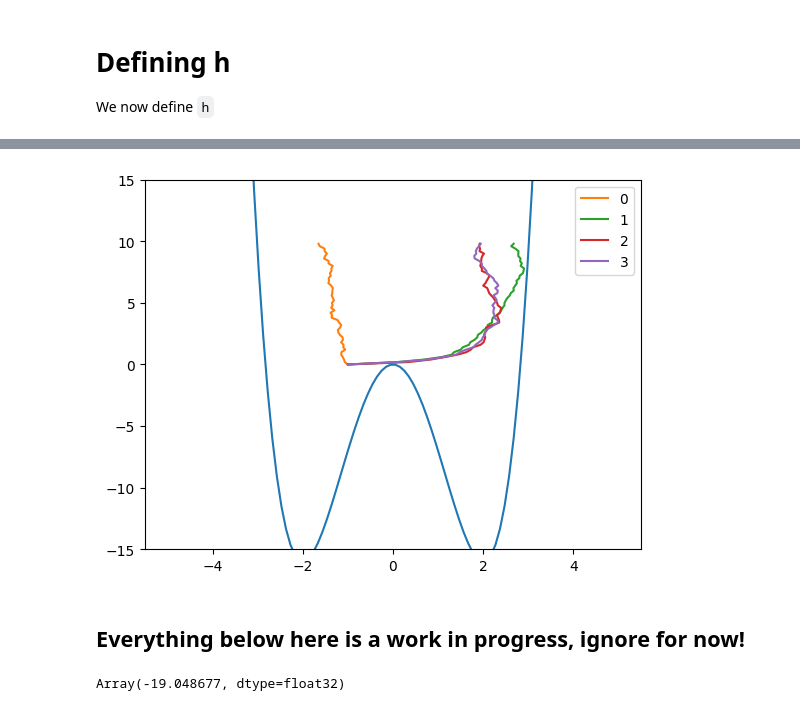
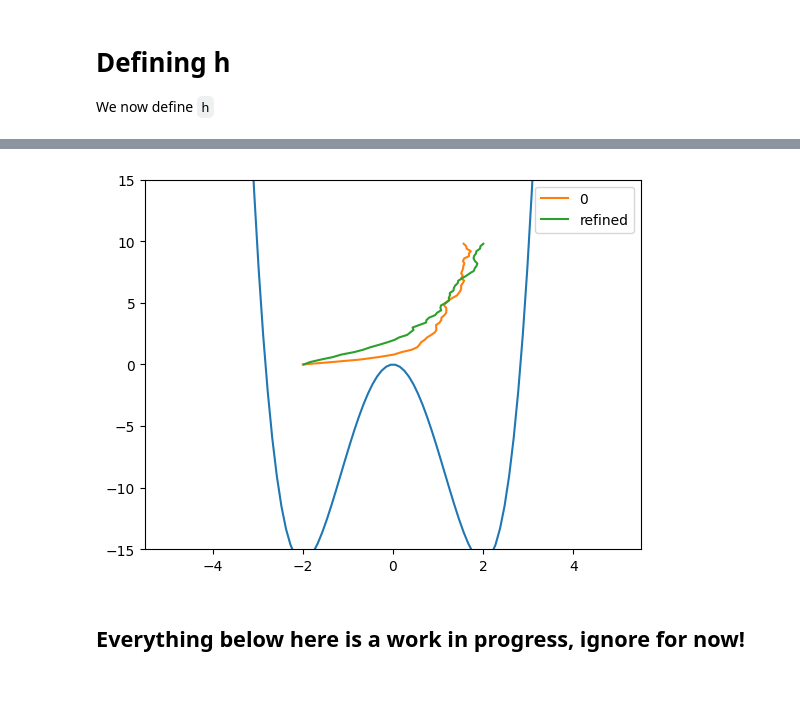
Before and after one commit to reubenharry/path_sampling, a Jupyter notebook: src/path_sampling_nb.ipynb, the cells around one changed output, grey strips where cells are left out. Cells and saved outputs as stored; diff of their text form; code cells hidden in the pictures.

```diff
--- a/src/path_sampling_nb.ipynb
+++ b/src/path_sampling_nb.ipynb
@@ -273,15 +417,19 @@ def update(b, hyperparams, key, i):
 # %%
 key = jax.random.key(0)
 b = uref # initialize b as uref
-schedule = [0.0, 0.1, 0.2, 0.3] # , 0.2, 0.3, 0.4, 0.5, 0.6, 0.7, 0.8, 0.9, 1.0]
-for i, _ in enumerate(schedule):
+schedule = [1.0] # , 0.2, 0.3, 0.4, 0.5, 0.6, 0.7, 0.8, 0.9, 1.0]
+for i, s in enumerate(schedule):
+
+
 
     key = jax.random.fold_in(key, i)
 
     # update b -> b + dbds
     b = update(b=b,
-        hyperparams={'dt': 0.001, 'num_steps': 50, 'num_training_steps' : 5000, 'batch_size' : 50},
+        hyperparams={'dt': 0.001, 'num_steps': 50, 'num_training_steps' : 1000, 'batch_size' : 100},
         key=key,
-        i=i
+        old_s=schedule[i-1] if i>0 else 0.0,
+        new_s=s,
+        i=i,
     )
 # %% [output]
@@ -296,3 +439,3 @@ Test loss is 37.03657531738281
-[figure, old version]
+[figure, new version]
 # %% [markdown]
 ## Everything below here is a work in progress, ignore for now!
@@ -367,5 +442,5 @@ def I(x, time, u):
 # %%
-hyperparams={'dt': 0.01, 'num_steps': 50, 'num_training_steps' : 1000}
+hyperparams={'dt': 0.001, 'num_steps': 50, 'num_training_steps' : 1000, 'batch_size' : 100}
 path_key = jax.random.key(0)
 xs, times = jax.pmap(lambda key:sample_sde(
     b=b,
@@ -373,25 +448,14 @@ xs, times = jax.pmap(lambda key:sample_sde(
     rho = lambda key: jax.random.normal(key, shape=(ndims,))-2,
     key=key,
     dt=hyperparams['dt'],
-    num_steps=hyperparams['num_steps']))(jax.random.split(path_key, batch_size))
-
-x = xs[0, :, 0]
-times[0].shape
-
-# potential = lambda x: (x**4 - 8 * x**2)
-
-schedule = [0.0, 0.1] # , 0.2, 0.3, 0.4, 0.5, 0.6, 0.7, 0.8, 0.9, 1.0]
+    num_steps=hyperparams['num_steps']))(jax.random.split(path_key, hyperparams['batch_size']))
 
 
-def new_b(x, t):
-    # assert x.shape[0] == ndims
-    return -jax.grad(lambda x: (x**4 - 8 * x**2))(x)
+initial_position = xs[0].reshape(xs[0].shape[0]*xs[0].shape[1])
+
 
 # x[0]
 # print(new_b(x[0],times[0][0]))
 
-# I(x,times[0], new_b)
--J(jnp.expand_dims(x,1), None)
+# I(initial_position,times[0], uref)
-# %% [output]
-Array(-19.048677, dtype=float32)
 # %%
```
Also changed, not shown: parts of 10 cells of this notebook.
